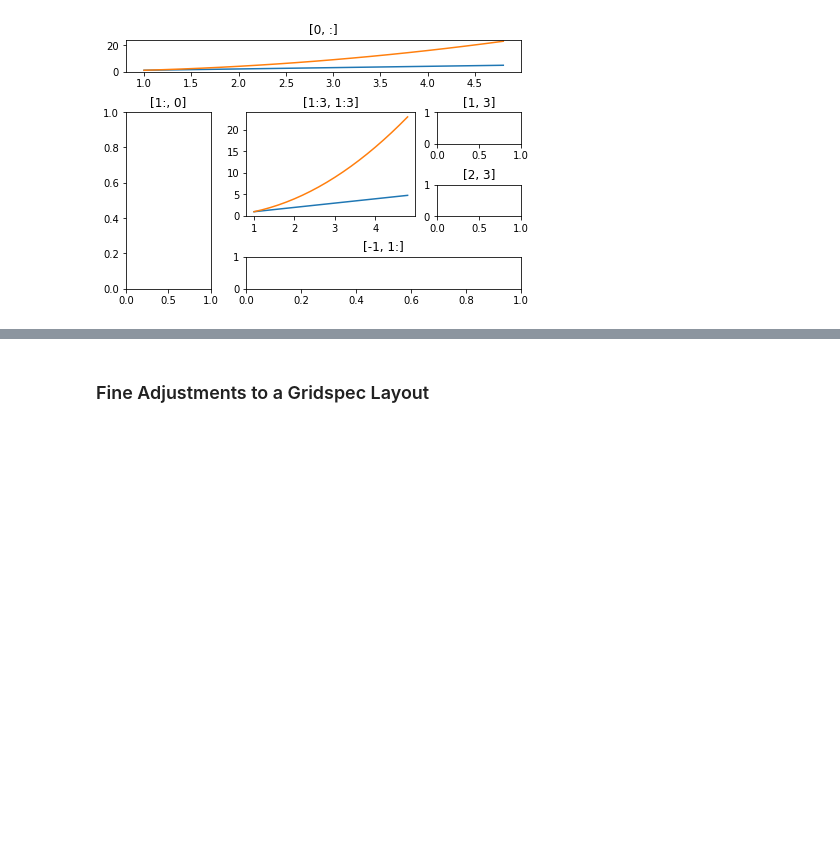
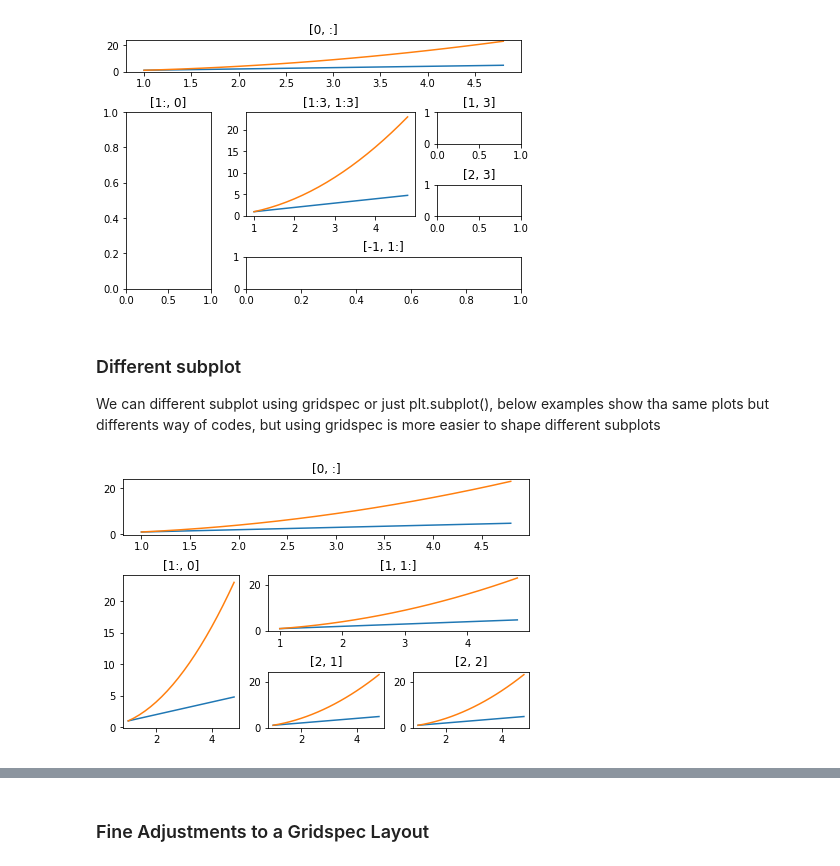
Before and after one commit to SalAlba/matplotlib, a Jupyter notebook: tutorial/figure-layouts/ex1.ipynb, the cells around one changed output, grey strips where cells are left out. Saved outputs shown, nothing was run; the diff lists cells and outputs as text; code cells hidden in the pictures; blank space fills up the shorter version.

```diff
--- a/tutorial/figure-layouts/ex1.ipynb
+++ b/tutorial/figure-layouts/ex1.ipynb
@@ -80,3 +80,46 @@ f3_ax6 = fig3.add_subplot(gs[-1, 1:])
 plt.title('[-1, 1:]');
 # %% [output]
 [figure]
+# %% [markdown]
+### Different subplot
+
+We can different subplot using gridspec or just plt.subplot(), below examples show tha same plots but differents way of codes, but using gridspec is more easier to shape different subplots
+# %%
+fig4 = plt.figure(constrained_layout=True)
+gs = fig4.add_gridspec(3, 3)
+
+# ...
+fig4.add_subplot(gs[0, :])
+plt.title('[0, :]')
+plt.plot(a, a)
+plt.plot(a, a**2)
+
+
+# ...
+fig4.add_subplot(gs[1:, 0])
+plt.title('[1:, 0]')
+plt.plot(a, a)
+plt.plot(a, a**2)
+
+
+# ...
+fig4.add_subplot(gs[1, 1:])
+plt.title('[1, 1:]')
+plt.plot(a, a)
+plt.plot(a, a**2)
+
+
+# ...
+fig4.add_subplot(gs[2, 1])
+plt.title('[2, 1]')
+plt.plot(a, a)
+plt.plot(a, a**2)
+
+
+# ...
+fig4.add_subplot(gs[2, 2])
+plt.title('[2, 2]')
+plt.plot(a, a)
+plt.plot(a, a**2);
+# %% [output]
+[figure, added]
```
Also changed, not shown: parts of 6 cells of this notebook, 1 other file.
